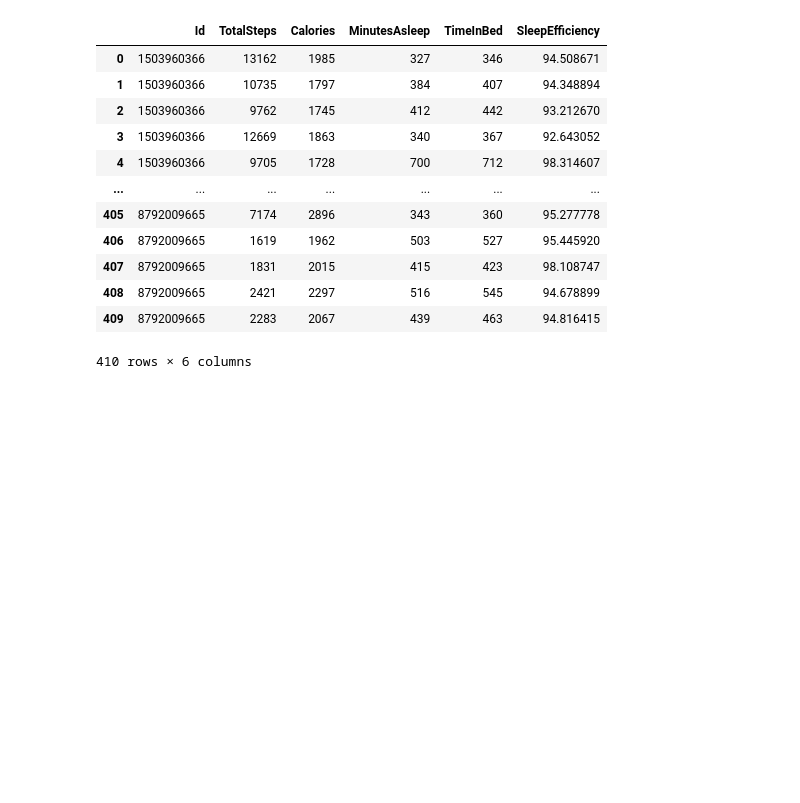
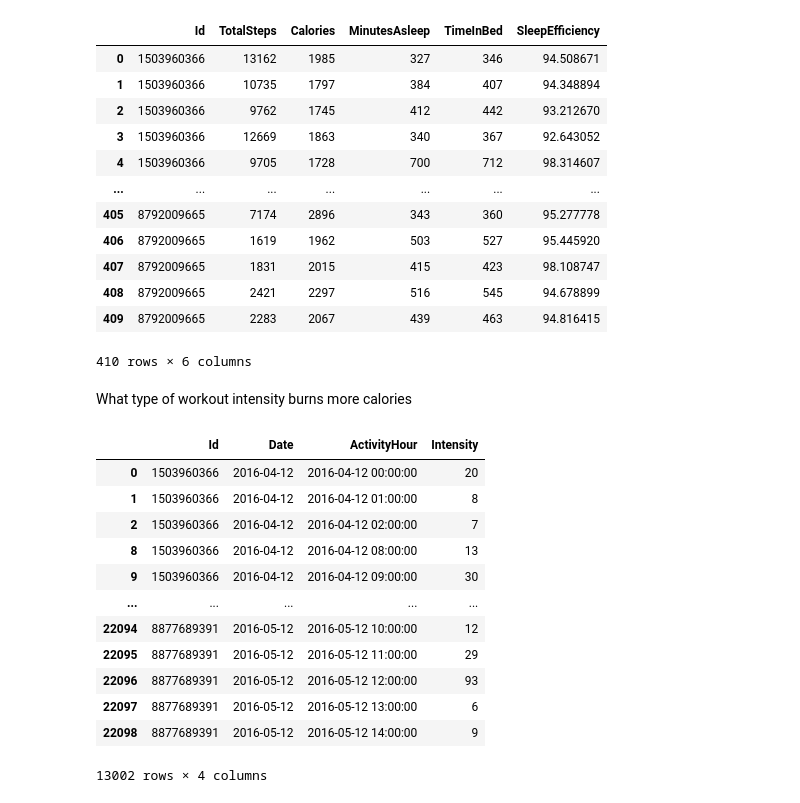
Before and after one commit to M0pare02/Fitbit_Data_Analysis, a Jupyter notebook: Notebooks/Data_Cleaning.ipynb, the cells around one changed output. Drawn from its saved outputs; the diff is of its cells as text; code cells hidden in the pictures; blank space fills up the shorter version.

```diff
--- a/Notebooks/Data_Cleaning.ipynb
+++ b/Notebooks/Data_Cleaning.ipynb
@@ -445,4 +466,22 @@ fig2 = px.scatter(
 )
 fig2.update_layout(title='Calories Spent vs Sleep Efficiency')
 fig2.show()
+# %% [markdown]
+What type of workout intensity burns more calories
+# %%
+display(Hourly_Intensity_df)
+# %% [output]
+|  | Id | Date | ActivityHour | Intensity |
+| 0 | 1503960366 | 2016-04-12 | 2016-04-12 00:00:00 | 20 |
+| 1 | 1503960366 | 2016-04-12 | 2016-04-12 01:00:00 | 8 |
+| 2 | 1503960366 | 2016-04-12 | 2016-04-12 02:00:00 | 7 |
+| 8 | 1503960366 | 2016-04-12 | 2016-04-12 08:00:00 | 13 |
+| 9 | 1503960366 | 2016-04-12 | 2016-04-12 09:00:00 | 30 |
+| ... | ... | ... | ... | ... |
+| 22094 | 8877689391 | 2016-05-12 | 2016-05-12 10:00:00 | 12 |
+| 22095 | 8877689391 | 2016-05-12 | 2016-05-12 11:00:00 | 29 |
+| 22096 | 8877689391 | 2016-05-12 | 2016-05-12 12:00:00 | 93 |
+| 22097 | 8877689391 | 2016-05-12 | 2016-05-12 13:00:00 | 6 |
+| 22098 | 8877689391 | 2016-05-12 | 2016-05-12 14:00:00 | 9 |
+13002 rows × 4 columns
 # %%
```
Also changed, not shown: parts of 7 cells of this notebook, 1 other file.
